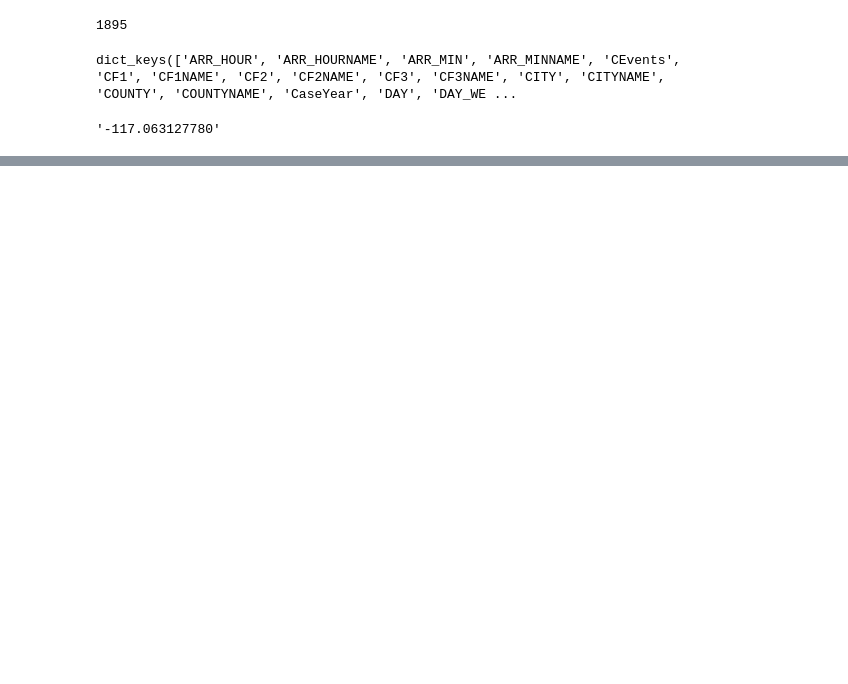
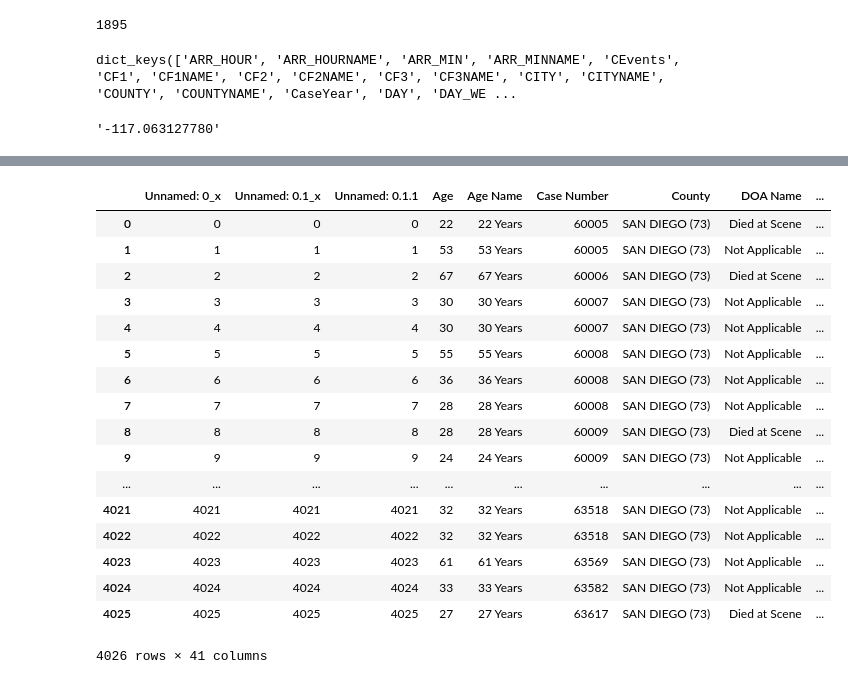
Before and after one commit to mwhitmore1/ucsd_bootcamp-traffic_accident_analysis, a Jupyter notebook: notebooks/data_processing.ipynb, the cells around one changed output, grey strips where cells are left out. Cells and saved outputs as stored; diff of their text form; code cells hidden in the pictures; blank space fills up the shorter version.

Commit message:
merge census data into people.csv

```diff
--- a/notebooks/data_processing.ipynb
+++ b/notebooks/data_processing.ipynb
@@ -147,7 +214,6 @@ class ZipCoder(object):
 from IPython.display import clear_output
 import grequests
 from itertools import islice
-import json
 import os
 
 
@@ -248,14 +314,22 @@ def __get_case_lists():
     return people_df, event_df
 
 
+def __ensure_updates(df):
+    ZipCoder().ensure_acc_zips(df)
+    merged = CensusData.ensure_census_columns(df)
+
+    file_path = f"{ interim_data_dir }people.csv"
+    merged.to_csv(file_path)
+
+    return merged
+
+
 def get_people_list():
     cached = get_cached_list(people_key)
     if cached is not None:
-        ZipCoder().ensure_acc_zips(cached)
-        return cached
+        return __ensure_updates(cached)
     df = __get_case_lists()[0]
-    ZipCoder().ensure_acc_zips(df)
-    return df
+    return __ensure_updates(df)
 
 
 def get_event_list():
@@ -350,0 +356,21 @@ census_pd.head()
+# %%
+get_people_list()
+# %% [output]
+|  | Unnamed: 0_x | Unnamed: 0.1_x | Unnamed: 0.1.1 | Age | Age Name | Case Number | County | DOA Name | ... |
+| 0 | 0 | 0 | 0 | 22 | 22 Years | 60005 | SAN DIEGO (73) | Died at Scene | ... |
+| 1 | 1 | 1 | 1 | 53 | 53 Years | 60005 | SAN DIEGO (73) | Not Applicable | ... |
+| 2 | 2 | 2 | 2 | 67 | 67 Years | 60006 | SAN DIEGO (73) | Died at Scene | ... |
+| 3 | 3 | 3 | 3 | 30 | 30 Years | 60007 | SAN DIEGO (73) | Not Applicable | ... |
+| 4 | 4 | 4 | 4 | 30 | 30 Years | 60007 | SAN DIEGO (73) | Not Applicable | ... |
+| 5 | 5 | 5 | 5 | 55 | 55 Years | 60008 | SAN DIEGO (73) | Not Applicable | ... |
+| 6 | 6 | 6 | 6 | 36 | 36 Years | 60008 | SAN DIEGO (73) | Not Applicable | ... |
+| 7 | 7 | 7 | 7 | 28 | 28 Years | 60008 | SAN DIEGO (73) | Not Applicable | ... |
+| 8 | 8 | 8 | 8 | 28 | 28 Years | 60009 | SAN DIEGO (73) | Died at Scene | ... |
+| 9 | 9 | 9 | 9 | 24 | 24 Years | 60009 | SAN DIEGO (73) | Not Applicable | ... |
+| ... | ... | ... | ... | ... | ... | ... | ... | ... | ... |
+| 4021 | 4021 | 4021 | 4021 | 32 | 32 Years | 63518 | SAN DIEGO (73) | Not Applicable | ... |
+| 4022 | 4022 | 4022 | 4022 | 32 | 32 Years | 63518 | SAN DIEGO (73) | Not Applicable | ... |
+| 4023 | 4023 | 4023 | 4023 | 61 | 61 Years | 63569 | SAN DIEGO (73) | Not Applicable | ... |
+| 4024 | 4024 | 4024 | 4024 | 33 | 33 Years | 63582 | SAN DIEGO (73) | Not Applicable | ... |
+| 4025 | 4025 | 4025 | 4025 | 27 | 27 Years | 63617 | SAN DIEGO (73) | Died at Scene | ... |
+4026 rows × 41 columns
```
Also changed, not shown: parts of 10 cells of this notebook, 1 other file.
